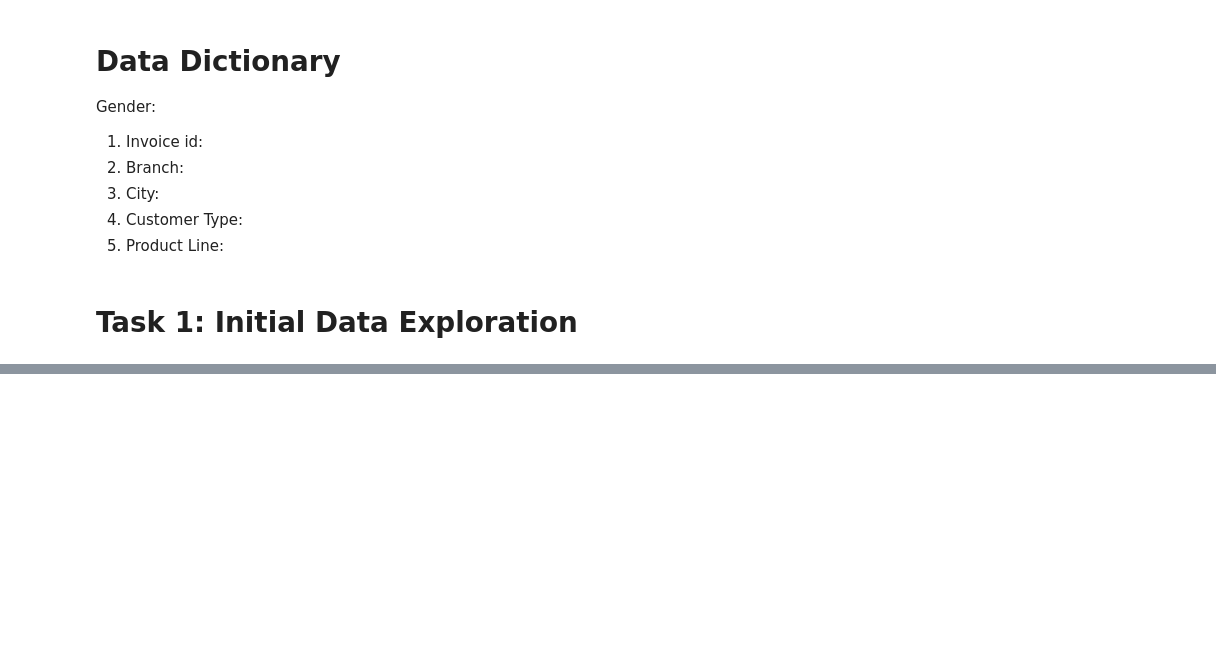
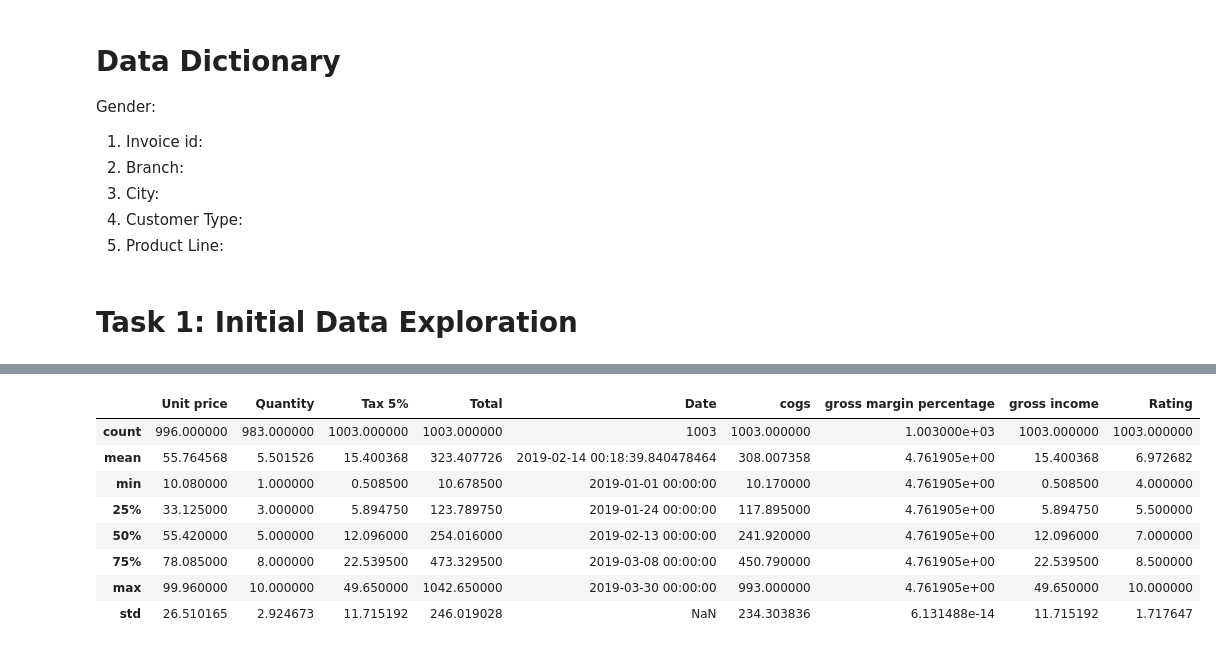
Before and after one commit to nihemelandu/EDA_PYTHON, a Jupyter notebook: EDA_PYTHON.ipynb, the cells around one changed output, grey strips where cells are left out. Cells and saved outputs as stored; diff of their text form; code cells hidden in the pictures; blank space fills up the shorter version.

```diff
--- a/EDA_PYTHON.ipynb
+++ b/EDA_PYTHON.ipynb
@@ -56,0 +110,12 @@ EDA_PYTHON.ipynb              Untitled0.ipynb
+# %%
+df.describe()
+# %% [output]
+|  | Unit price | Quantity | Tax 5% | Total | Date | cogs | gross margin percentage | gross income | Rating |
+| count | 996.000000 | 983.000000 | 1003.000000 | 1003.000000 | 1003 | 1003.000000 | 1.003000e+03 | 1003.000000 | 1003.000000 |
+| mean | 55.764568 | 5.501526 | 15.400368 | 323.407726 | 2019-02-14 00:18:39.840478464 | 308.007358 | 4.761905e+00 | 15.400368 | 6.972682 |
+| min | 10.080000 | 1.000000 | 0.508500 | 10.678500 | 2019-01-01 00:00:00 | 10.170000 | 4.761905e+00 | 0.508500 | 4.000000 |
+| 25% | 33.125000 | 3.000000 | 5.894750 | 123.789750 | 2019-01-24 00:00:00 | 117.895000 | 4.761905e+00 | 5.894750 | 5.500000 |
+| 50% | 55.420000 | 5.000000 | 12.096000 | 254.016000 | 2019-02-13 00:00:00 | 241.920000 | 4.761905e+00 | 12.096000 | 7.000000 |
+| 75% | 78.085000 | 8.000000 | 22.539500 | 473.329500 | 2019-03-08 00:00:00 | 450.790000 | 4.761905e+00 | 22.539500 | 8.500000 |
+| max | 99.960000 | 10.000000 | 49.650000 | 1042.650000 | 2019-03-30 00:00:00 | 993.000000 | 4.761905e+00 | 49.650000 | 10.000000 |
+| std | 26.510165 | 2.924673 | 11.715192 | 246.019028 | NaN | 234.303836 | 6.131488e-14 | 11.715192 | 1.717647 |
```
Also changed, not shown: parts of 13 cells of this notebook.
